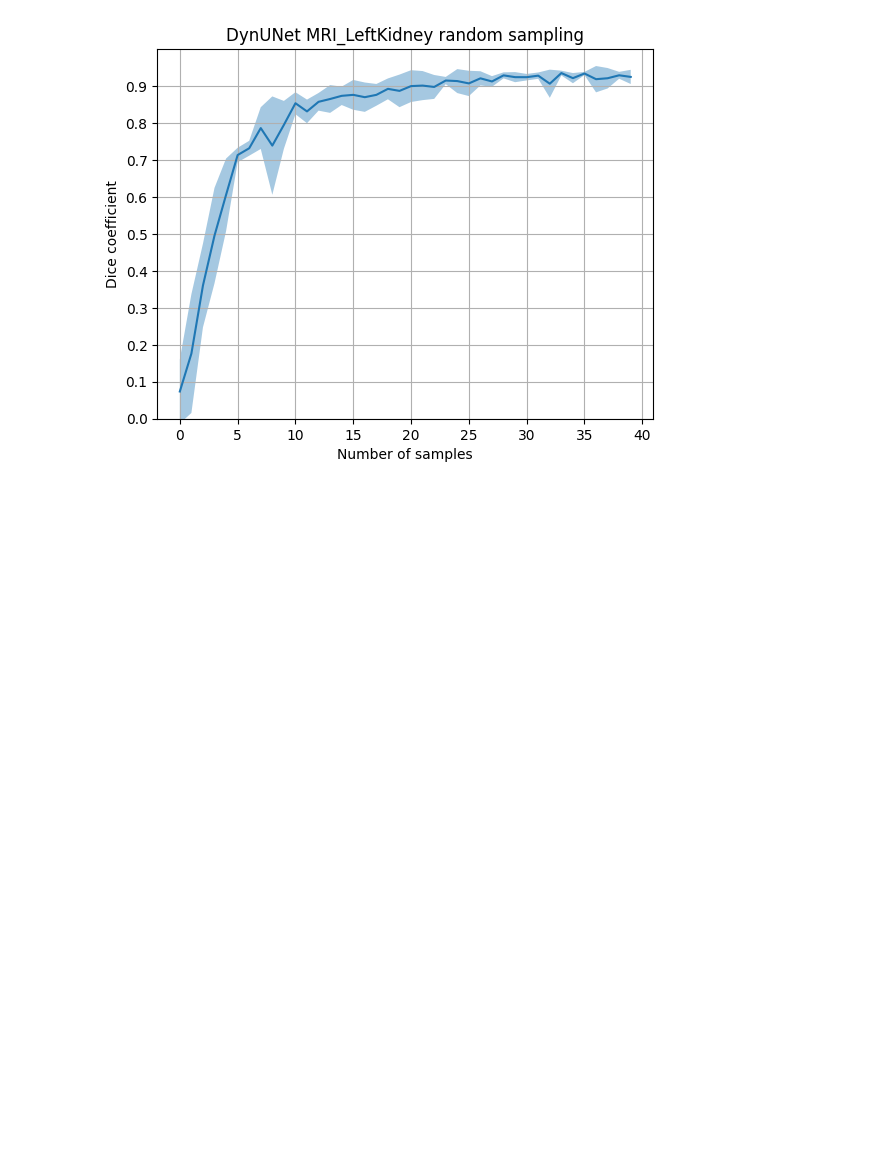
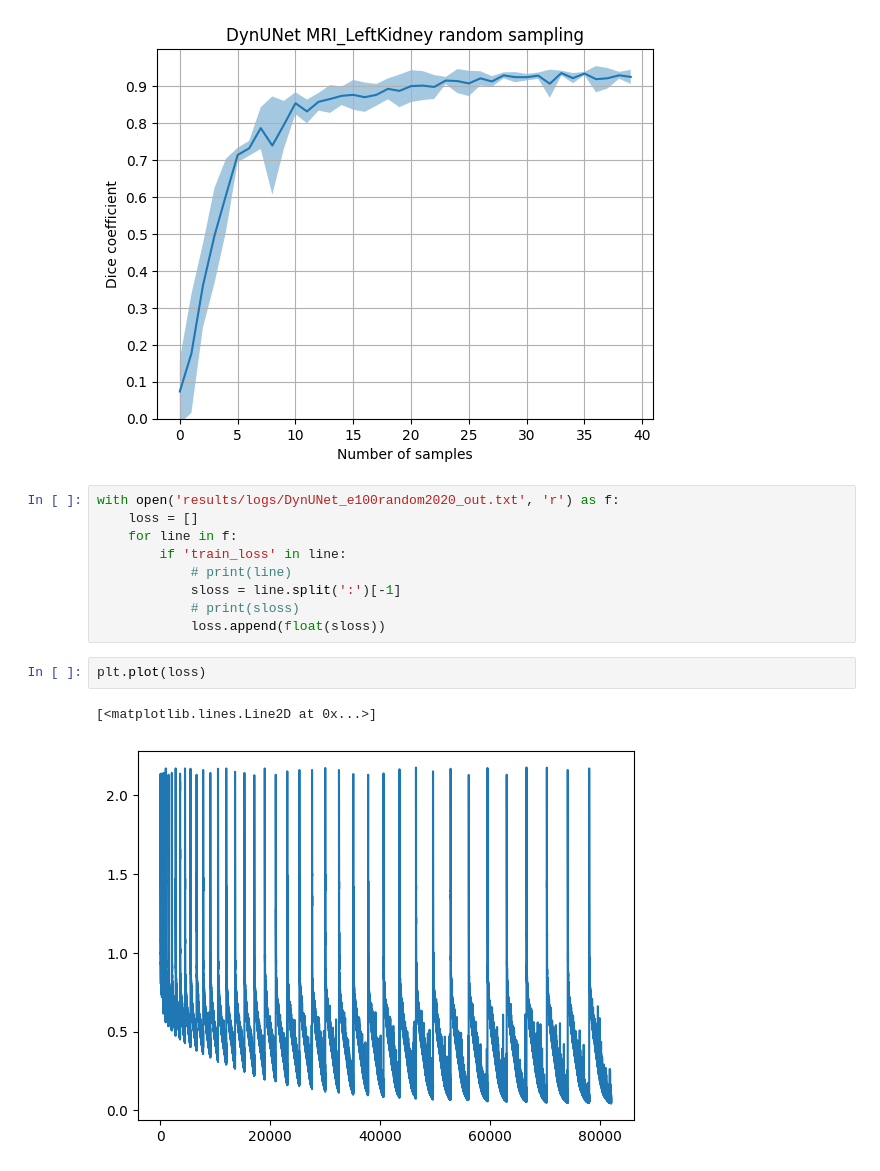
Before and after one commit to yexincheng/ALMRI, a Jupyter notebook: research_questions.ipynb, the cells around one changed output. Saved outputs shown, nothing was run; the diff lists cells and outputs as text; blank space fills up the shorter version.

```diff
--- a/research_questions.ipynb
+++ b/research_questions.ipynb
@@ -679,3 +736,17 @@ base_model = 'DynUNet'
 plot_dice_interval(epochs, strategy, task, base_model)
 # %% [output]
 [figure]
+# %%
+with open('results/logs/DynUNet_e100random2020_out.txt', 'r') as f:
+    loss = []
+    for line in f:
+        if 'train_loss' in line:
+            # print(line)
+            sloss = line.split(':')[-1]
+            # print(sloss)
+            loss.append(float(sloss))
+# %%
+plt.plot(loss)
+# %% [output]
+[<matplotlib.lines.Line2D at 0x...>]
+[figure, added]
```
Also changed, not shown: parts of 12 cells of this notebook.
